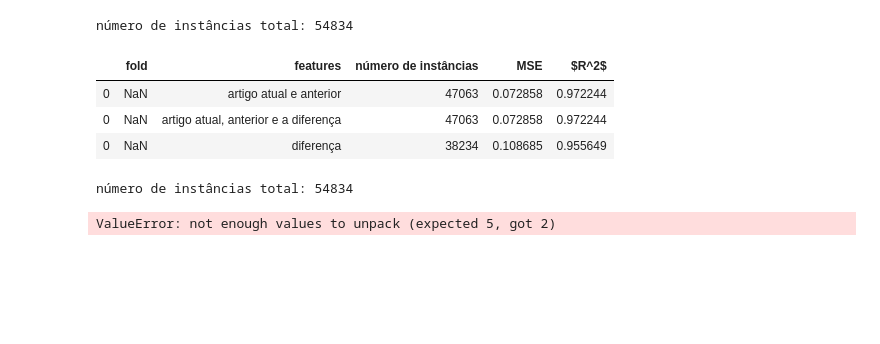
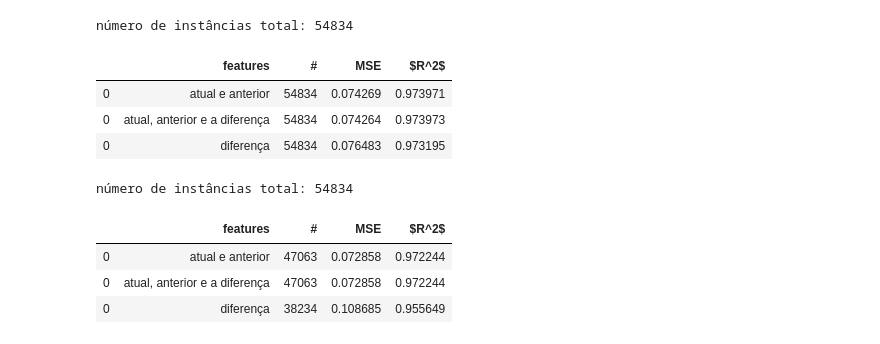
Before and after one commit to analuizatrz/wiki-experiments, a Jupyter notebook: regression-experiment.ipynb, the cells around one changed output. Drawn from its saved outputs; the diff is of its cells as text; code cells hidden in the pictures; blank space fills up the shorter version.

```diff
--- a/regression-experiment.ipynb
+++ b/regression-experiment.ipynb
@@ -61,7 +61,7 @@ def kfold_split_5(X, y):
 # %%
 # Playground
 def run_all_regressions(run_data_process, method_evaluator, dataset, feature_columns_set):
-    result = pd.DataFrame(columns = ["fold", "features", "número de instâncias", "MSE", "$R^2$"])
+    result = pd.DataFrame(columns = ["features", "#", "fold", "MSE", "$R^2$"])
     print(f"número de instâncias total: {len(dataset)}")
 
     for feature_set_name, feature_columns in feature_columns_set:
@@ -74,8 +74,8 @@ def run_all_regressions(run_data_process, method_evaluator, dataset, feature_col
 
 def run_all_regressions_with_past_class(run_data_process):
     params = [
-        ("artigo atual e anterior", feature_columns),
-        ("artigo atual, anterior e a diferença", feature_columns_with_delta),
+        ("atual e anterior", feature_columns),
+        ("atual, anterior e a diferença", feature_columns_with_delta),
         ("diferença", feature_columns_only_delta),
     ]
     return run_all_regressions(run_data_process, evaluate_regression, dataset, params)
@@ -86,8 +86,8 @@ def list_except(list, except_item):
 def run_all_regressions_without_past_class(run_data_process):
     past_class = "past_category"
     params = [
-        ("artigo atual e anterior", list_except(feature_columns, past_class)),
-        ("artigo atual, anterior e a diferença", list_except(feature_columns_with_delta, past_class)),
+        ("atual e anterior", list_except(feature_columns, past_class)),
+        ("atual, anterior e a diferença", list_except(feature_columns_with_delta, past_class)),
         ("diferença", list_except(feature_columns_only_delta, past_class)),
     ]
     return run_all_regressions(run_data_process,evaluate_regression, dataset, params)
@@ -102,13 +93,0 @@ número de instâncias total: 54834
-# %%
-run_all_regressions_with_past_class(run_evaluation_without_duplicates)
-# %% [output]
-número de instâncias total: 54834
-|  | fold | features | número de instâncias | MSE | $R^2$ |
-| 0 | NaN | artigo atual e anterior | 47063 | 0.072858 | 0.972244 |
-| 0 | NaN | artigo atual, anterior e a diferença | 47063 | 0.072858 | 0.972244 |
-| 0 | NaN | diferença | 38234 | 0.108685 | 0.955649 |
-# %%
-run_all_regressions_with_past_class(run_evaluation_with_Kfolds_without_duplicates)
-# %% [output]
-número de instâncias total: 54834
-ValueError: not enough values to unpack (expected 5, got 2)
@@ -120,0 +94,18 @@ run_all_regressions_without_past_class(run_evaluation_with_Kfolds_without_duplic
+# %%
+evaluatio_past_class  = run_all_regressions_with_past_class(run_evaluation).drop(columns=["fold"])
+evaluatio_past_class
+# %% [output]
+número de instâncias total: 54834
+|  | features | # | MSE | $R^2$ |
+| 0 | atual e anterior | 54834 | 0.074269 | 0.973971 |
+| 0 | atual, anterior e a diferença | 54834 | 0.074264 | 0.973973 |
+| 0 | diferença | 54834 | 0.076483 | 0.973195 |
+# %%
+evaluatio_past_class_wo_duplicates = run_all_regressions_with_past_class(run_evaluation_without_duplicates).drop(columns=["fold"])
+evaluatio_past_class_wo_duplicates
+# %% [output]
+número de instâncias total: 54834
+|  | features | # | MSE | $R^2$ |
+| 0 | atual e anterior | 47063 | 0.072858 | 0.972244 |
+| 0 | atual, anterior e a diferença | 47063 | 0.072858 | 0.972244 |
+| 0 | diferença | 38234 | 0.108685 | 0.955649 |
```
Also changed, not shown: parts of 12 cells of this notebook, 1 other file.
